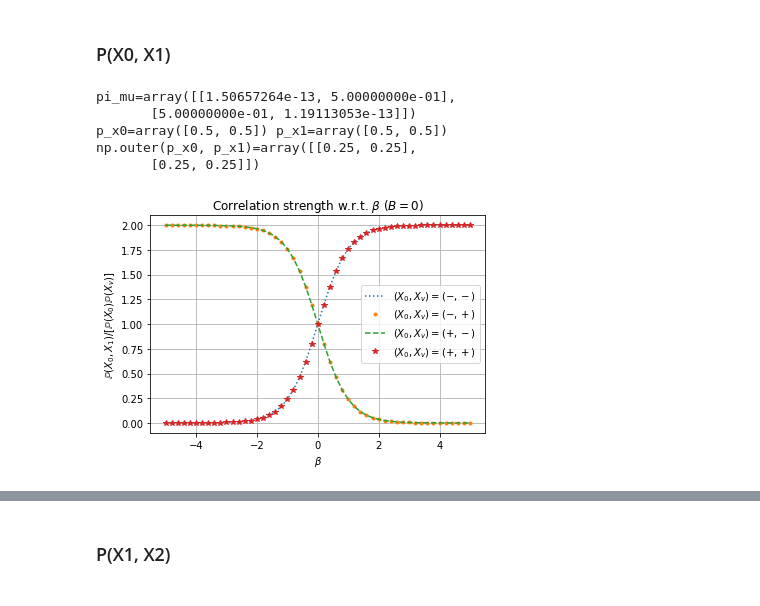
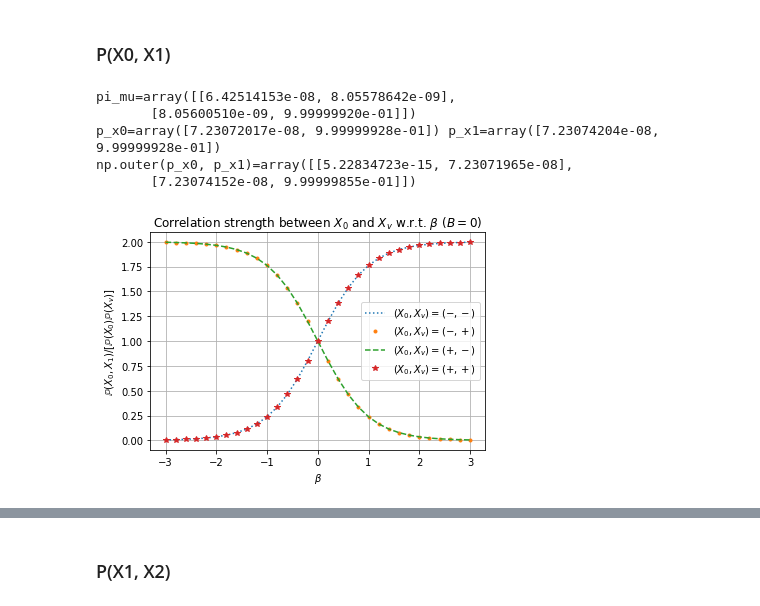
Before and after one commit to YizhongHu/statistical_mechanics_on_graphs, a Jupyter notebook: src/ising.ipynb, the cells around one changed output, grey strips where cells are left out. Drawn from its saved outputs; the diff is of its cells as text; code cells hidden in the pictures.

```diff
--- a/src/ising.ipynb
+++ b/src/ising.ipynb
@@ -118,7 +118,7 @@ edge_distribution(mu)=array([[0.44040554, 0.05960046],
 # %% [markdown]
 ### P(X0, X1)
 # %%
-mu = optimize(beta=-10, B=0, kappa=2, ftol=1e-10)
+mu = optimize(beta=5, B=0.1, kappa=2, ftol=1e-10)
 
 pi_mu = edge_distribution(mu)
 print(f'{pi_mu=}')
@@ -127,34 +127,34 @@ p_x1 = np.sum(pi_mu, axis=0)
 print(f'{p_x0=}', f'{p_x1=}')
 print(f'{np.outer(p_x0, p_x1)=}')
 # %% [output]
-pi_mu=array([[1.50657264e-13, 5.00000000e-01],
-       [5.00000000e-01, 1.19113053e-13]])
-p_x0=array([0.5, 0.5]) p_x1=array([0.5, 0.5])
-np.outer(p_x0, p_x1)=array([[0.25, 0.25],
-       [0.25, 0.25]])
+pi_mu=array([[6.42514153e-08, 8.05578642e-09],
+       [8.05600510e-09, 9.99999920e-01]])
+p_x0=array([7.23072017e-08, 9.99999928e-01]) p_x1=array([7.23074204e-08, 9.99999928e-01])
+np.outer(p_x0, p_x1)=array([[5.22834723e-15, 7.23071965e-08],
+       [7.23074152e-08, 9.99999855e-01]])
 # %%
-betas = np.linspace(-5, 5, 51)
+betas = np.linspace(-3, 3, 31)
 probabilities = []
 
 for beta in betas:
     mu = optimize(beta=beta, B=0, kappa=2, ftol=1e-10)
     pi_mu = edge_distribution(mu)
     p_x0 = np.sum(pi_mu, axis=1)
     p_x1 = np.sum(pi_mu, axis=0)
     indep_dist = np.outer(p_x0, p_x1)
     probabilities.append(pi_mu / indep_dist)
 
 probabilities = np.array(probabilities)
 
 plt.plot(betas, probabilities[:, 0, 0], ':', label='$(X_0, X_v)=(-, -)$')
 plt.plot(betas, probabilities[:, 0, 1], '.', label='$(X_0, X_v)=(-, +)$')
 plt.plot(betas, probabilities[:, 1, 0], '--', label='$(X_0, X_v)=(+, -)$')
 plt.plot(betas, probabilities[:, 1, 1], '*', label='$(X_0, X_v)=(+, +)$')
 plt.legend()
-plt.title('Correlation strength w.r.t. $\\beta$ ($B=0$)')
+plt.title('Correlation strength between $X_0$ and $X_v$ w.r.t. $\\beta$ ($B=0$)')
 plt.xlabel('$\\beta$')
 plt.ylabel('$\\mathbb{P}(X_0, X_1) / [\\mathbb{P}(X_0)\\mathbb{P}(X_v)]$')
 plt.grid(True)
 plt.savefig('../img/ising_x0_xv.png')
 # %% [output]
-[figure, old version]
+[figure, new version]
```
Also changed, not shown: parts of 8 cells of this notebook, 10 other files.
